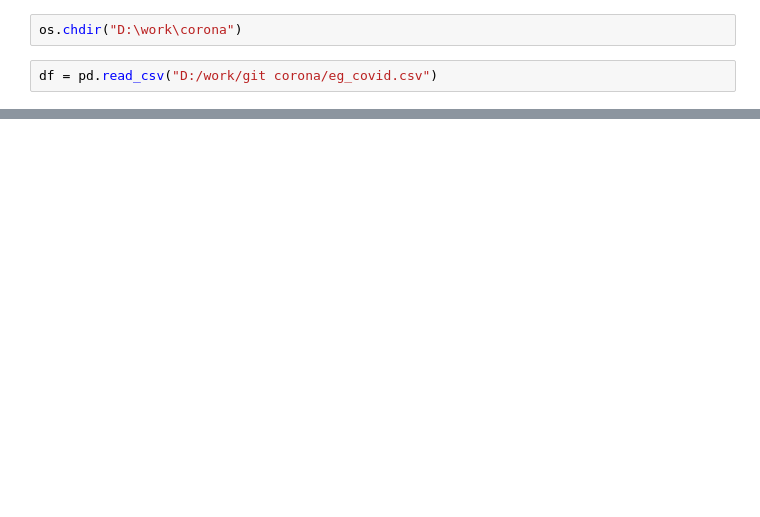
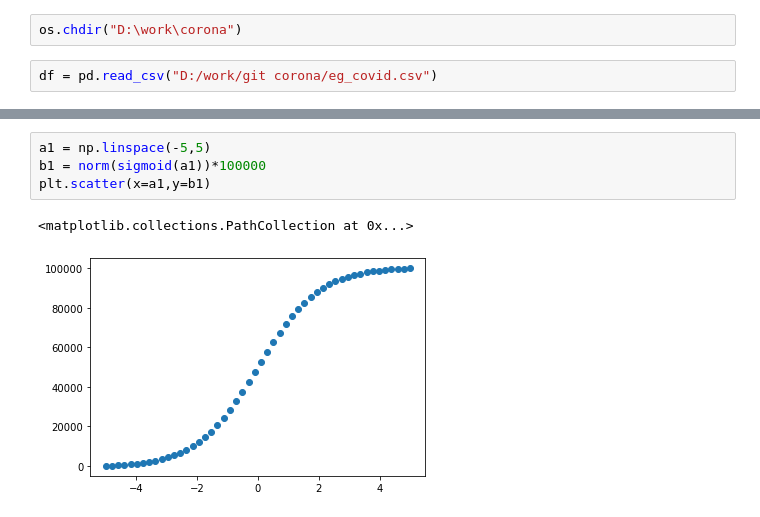
Before and after one commit to Sherif-Embarak/covid-19-egy, a Jupyter notebook: eg_corona.ipynb, the cells around one changed output, grey strips where cells are left out. Cells and saved outputs as stored; diff of their text form; blank space fills up the shorter version.

```diff
--- a/eg_corona.ipynb
+++ b/eg_corona.ipynb
@@ -126,0 +154,7 @@ df["Total.Cases"][85]
+# %%
+a1 = np.linspace(-5,5)
+b1 = norm(sigmoid(a1))*100000
+plt.scatter(x=a1,y=b1)
+# %% [output]
+<matplotlib.collections.PathCollection at 0x...>
+[figure, added]
```
Also changed, not shown: parts of 21 cells of this notebook, 2 other files.
